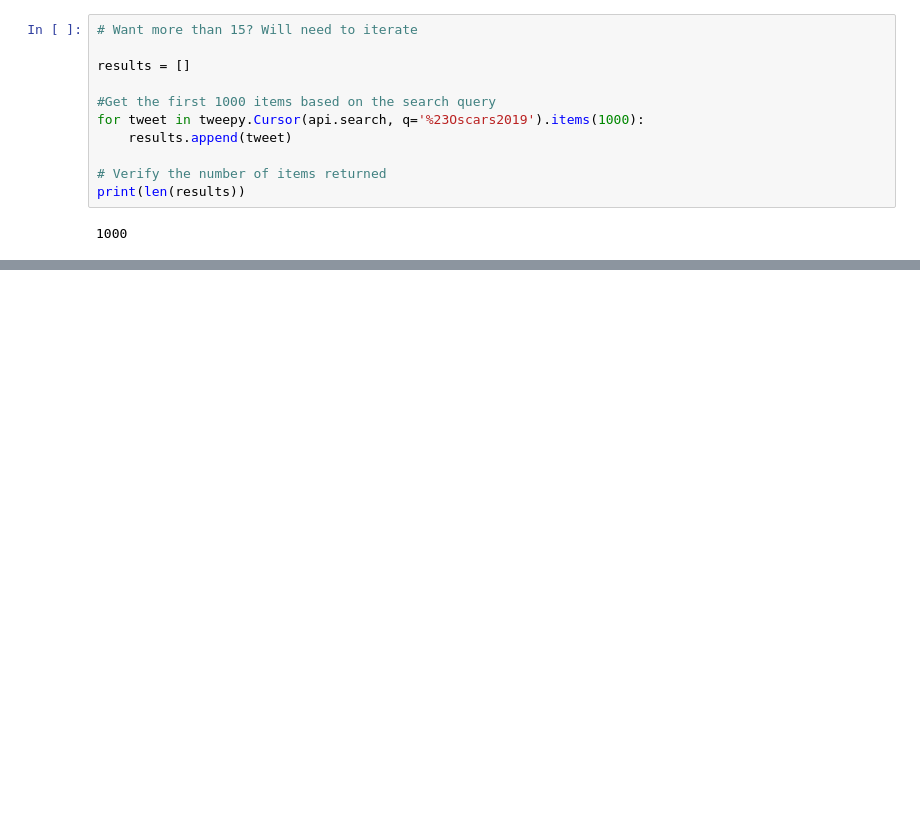
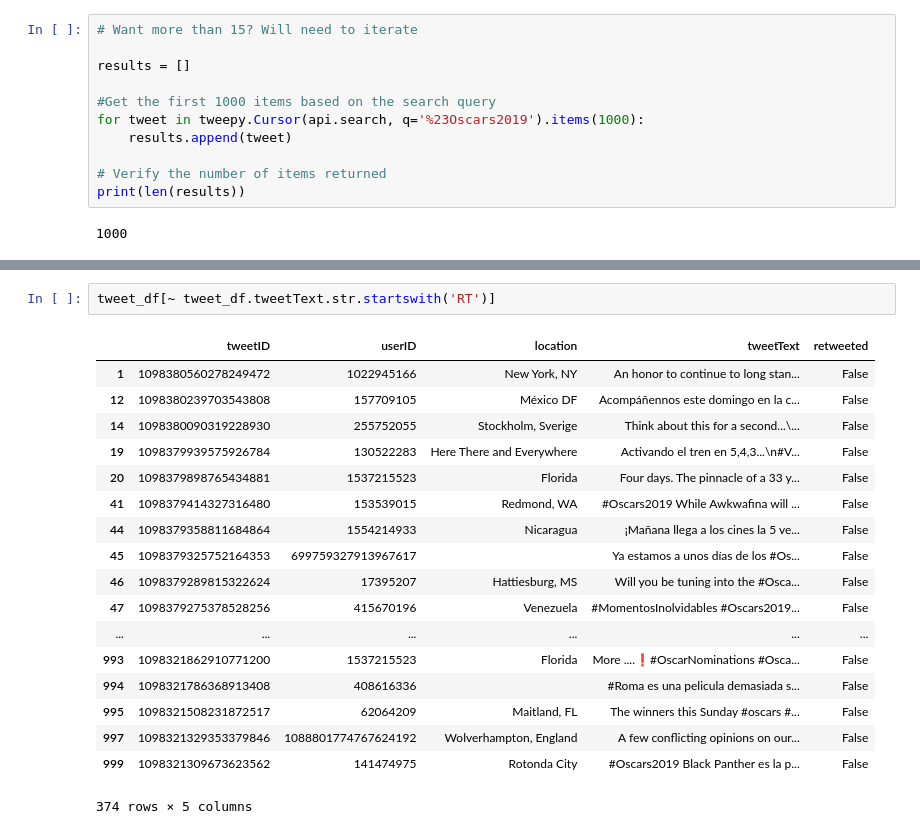
Before and after one commit to PittPythonLinguisticsGroup/Club-Lounge, a Jupyter notebook: twitter_mining_narae.ipynb, the cells around one changed output, grey strips where cells are left out. Saved outputs shown, nothing was run; the diff lists cells and outputs as text; blank space fills up the shorter version.

```diff
--- a/twitter_mining_narae.ipynb
+++ b/twitter_mining_narae.ipynb
@@ -167,0 +270,21 @@ print(len(results))
+# %%
+tweet_df[~ tweet_df.tweetText.str.startswith('RT')]
+# %% [output]
+|  | tweetID | userID | location | tweetText | retweeted |
+| 1 | 1098380560278249472 | 1022945166 | New York, NY | An honor to continue to long stan... | False |
+| 12 | 1098380239703543808 | 157709105 | México DF | Acompáñennos este domingo en la c... | False |
+| 14 | 1098380090319228930 | 255752055 | Stockholm, Sverige | Think about this for a second...\... | False |
+| 19 | 1098379939575926784 | 130522283 | Here There and Everywhere | Activando el tren en 5,4,3...\n#V... | False |
+| 20 | 1098379898765434881 | 1537215523 | Florida | Four days. The pinnacle of a 33 y... | False |
+| 41 | 1098379414327316480 | 153539015 | Redmond, WA | #Oscars2019 While Awkwafina will ... | False |
+| 44 | 1098379358811684864 | 1554214933 | Nicaragua | ¡Mañana llega a los cines la 5 ve... | False |
+| 45 | 1098379325752164353 | 699759327913967617 |  | Ya estamos a unos días de los #Os... | False |
+| 46 | 1098379289815322624 | 17395207 | Hattiesburg, MS | Will you be tuning into the #Osca... | False |
+| 47 | 1098379275378528256 | 415670196 | Venezuela | #MomentosInolvidables #Oscars2019... | False |
+| ... | ... | ... | ... | ... | ... |
+| 993 | 1098321862910771200 | 1537215523 | Florida | More ....❗#OscarNominations #Osca... | False |
+| 994 | 1098321786368913408 | 408616336 |  | #Roma es una pelicula demasiada s... | False |
+| 995 | 1098321508231872517 | 62064209 | Maitland, FL | The winners this Sunday #oscars #... | False |
+| 997 | 1098321329353379846 | 1088801774767624192 | Wolverhampton, England | A few conflicting opinions on our... | False |
+| 999 | 1098321309673623562 | 141474975 | Rotonda City | #Oscars2019 Black Panther es la p... | False |
+374 rows × 5 columns
```
Also changed, not shown: parts of 18 cells of this notebook, 1 other file.
